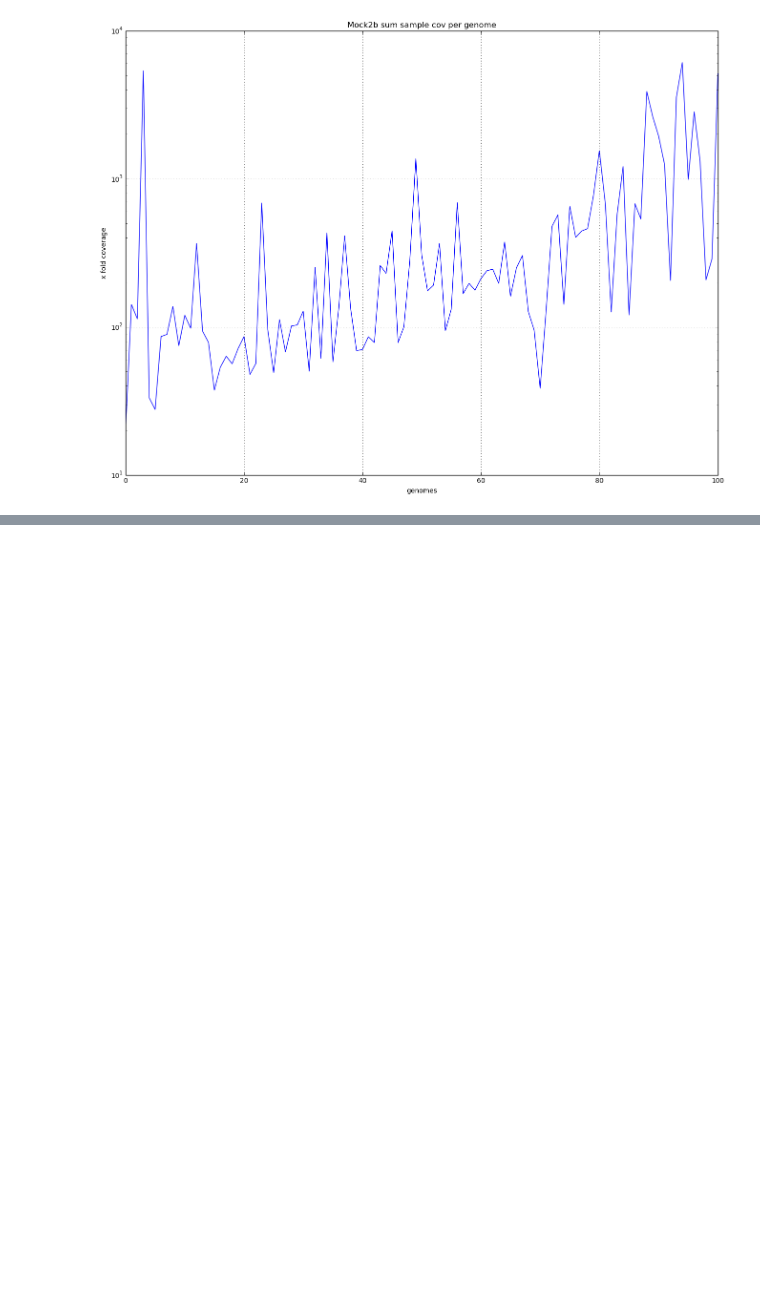
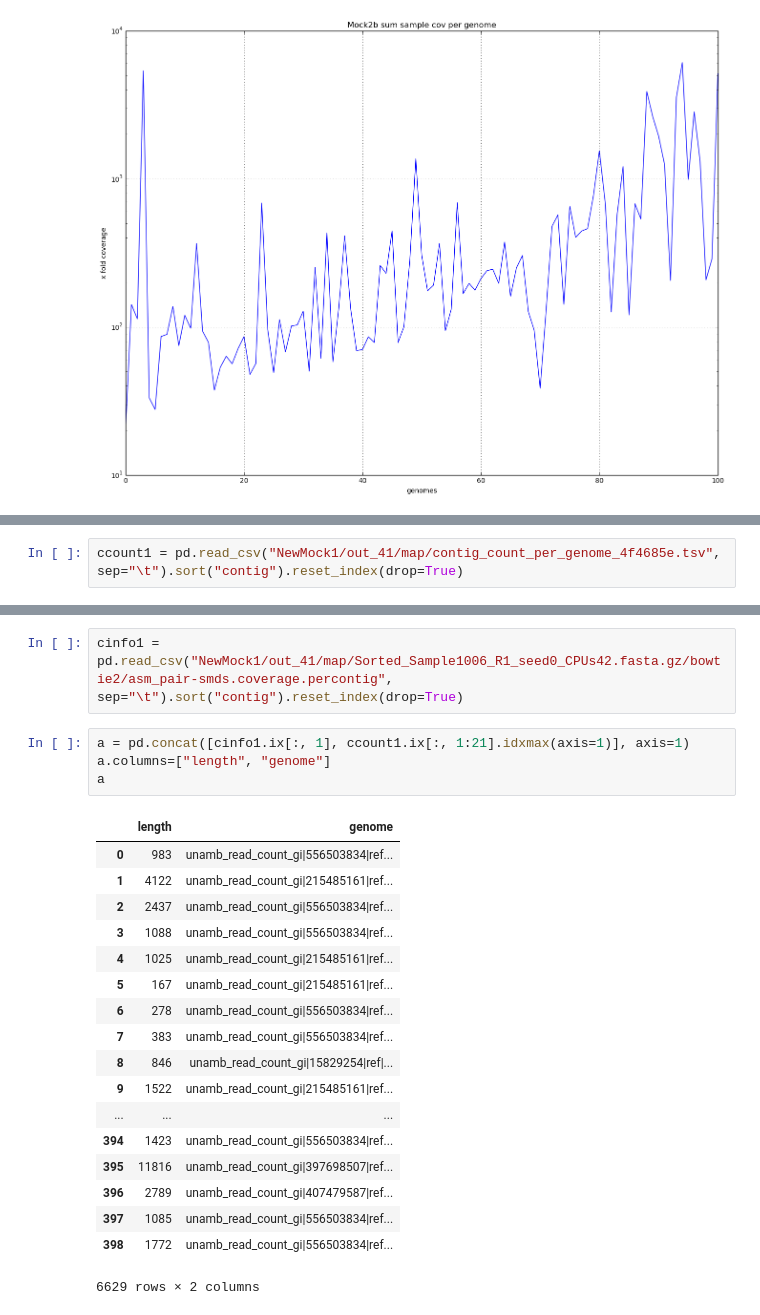
Before and after one commit to inodb/notebooks, a Jupyter notebook: concoct/metagenome-coverage-mocks.ipynb, the cells around one changed output, grey strips where cells are left out. Saved outputs shown, nothing was run; the diff lists cells and outputs as text; blank space fills up the shorter version.

```diff
--- a/concoct/metagenome-coverage-mocks.ipynb
+++ b/concoct/metagenome-coverage-mocks.ipynb
@@ -247,0 +250,2 @@ ax.set_ylabel("x fold coverage")
+# %%
+ccount1 = pd.read_csv("NewMock1/out_41/map/contig_count_per_genome_4f4685e.tsv", sep="\t").sort("contig").reset_index(drop=True)
@@ -247,0 +290,25 @@ ax.set_ylabel("x fold coverage")
+# %%
+cinfo1 = pd.read_csv("NewMock1/out_41/map/Sorted_Sample1006_R1_seed0_CPUs42.fasta.gz/bowtie2/asm_pair-smds.coverage.percontig", sep="\t").sort("contig").reset_index(drop=True)
+# %%
+a = pd.concat([cinfo1.ix[:, 1], ccount1.ix[:, 1:21].idxmax(axis=1)], axis=1)
+a.columns=["length", "genome"]
+a
+# %% [output]
+|  | length | genome |
+| 0 | 983 | unamb_read_count_gi|556503834|ref... |
+| 1 | 4122 | unamb_read_count_gi|215485161|ref... |
+| 2 | 2437 | unamb_read_count_gi|556503834|ref... |
+| 3 | 1088 | unamb_read_count_gi|556503834|ref... |
+| 4 | 1025 | unamb_read_count_gi|215485161|ref... |
+| 5 | 167 | unamb_read_count_gi|215485161|ref... |
+| 6 | 278 | unamb_read_count_gi|556503834|ref... |
+| 7 | 383 | unamb_read_count_gi|556503834|ref... |
+| 8 | 846 | unamb_read_count_gi|15829254|ref|... |
+| 9 | 1522 | unamb_read_count_gi|215485161|ref... |
+| ... | ... | ... |
+| 394 | 1423 | unamb_read_count_gi|556503834|ref... |
+| 395 | 11816 | unamb_read_count_gi|397698507|ref... |
+| 396 | 2789 | unamb_read_count_gi|407479587|ref... |
+| 397 | 1085 | unamb_read_count_gi|556503834|ref... |
+| 398 | 1772 | unamb_read_count_gi|556503834|ref... |
+6629 rows × 2 columns
```
Also changed, not shown: parts of 6 cells of this notebook, 1 other file.
